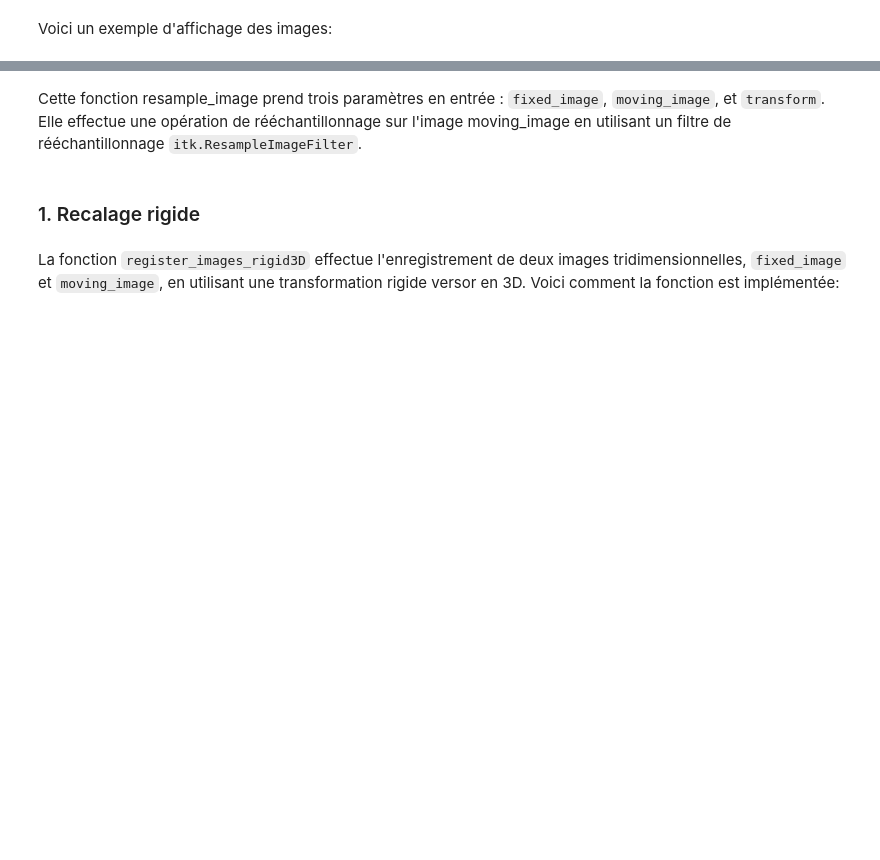
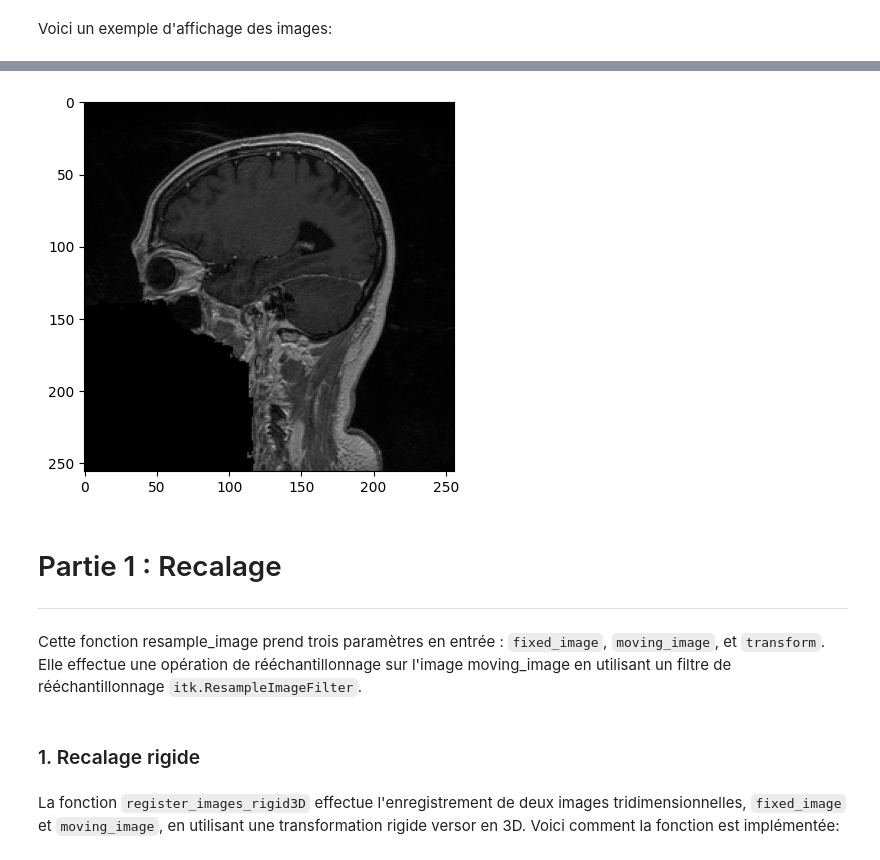
Before and after one commit to DvDC13/ITK-VTK, a Jupyter notebook: pipeline.ipynb, the cells around one changed output, grey strips where cells are left out. Drawn from its saved outputs; the diff is of its cells as text; code cells hidden in the pictures; blank space fills up the shorter version.

```diff
--- a/recalage.ipynb
+++ b/pipeline.ipynb
@@ -98,3 +108,14 @@ display_images(fixed_image, moving_image, 116)
+# %%
+def display_image(image, slice_number):
+    plt.imshow(image[slice_number,:,:], cmap='gray')
+    plt.show()
+# %%
+display_image(image1F, 116)
+# %% [output]
+[figure, added]
+# %% [markdown]
+# Partie 1 : Recalage
+---
 # %% [markdown]
 Cette fonction resample_image prend trois paramètres en entrée : `fixed_image`, `moving_image`, et `transform`. Elle effectue une opération de rééchantillonnage sur l'image moving_image en utilisant un filtre de rééchantillonnage `itk.ResampleImageFilter`.
 # %%
```
Also changed, not shown: parts of 89 cells of this notebook, 2 other files.
